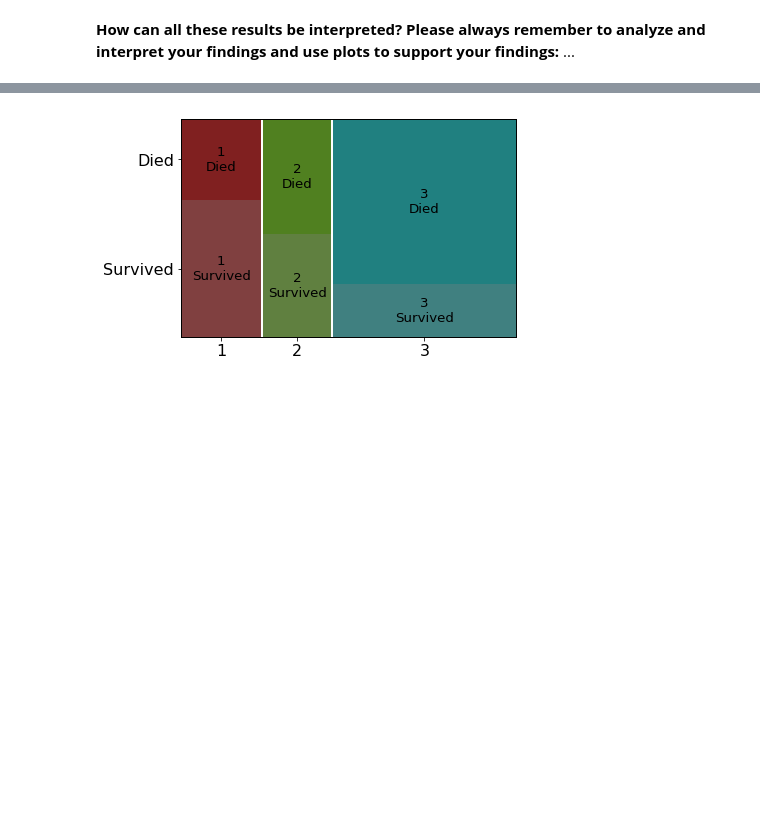
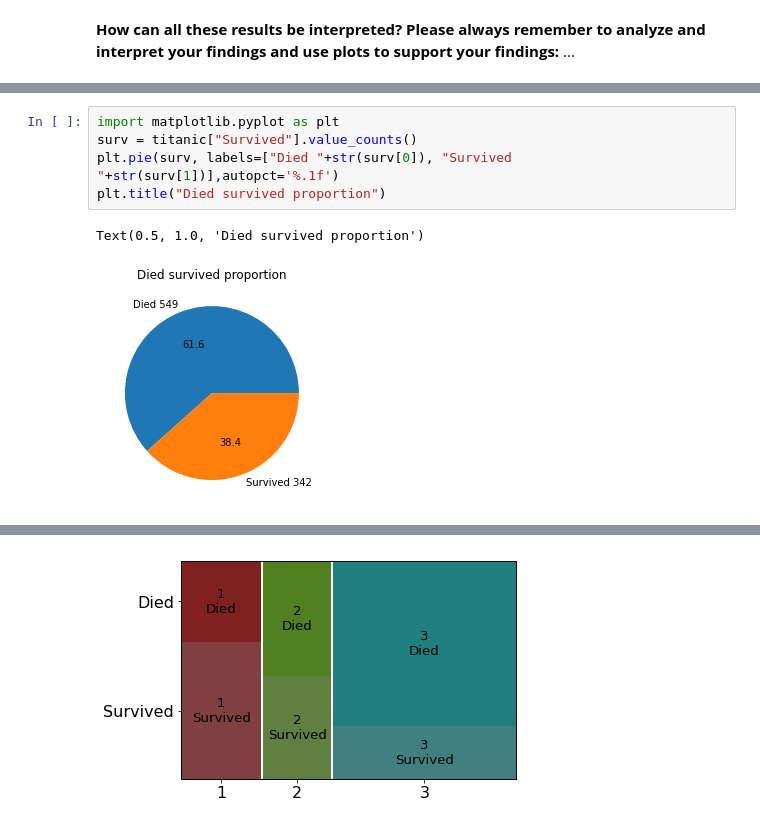
Before and after one commit to felipeperezleal/AlgorithmsUN2023I, a Jupyter notebook: quiz2/seperezl_Quiz_2_Python_Pandas_UNCode.ipynb, the cells around one changed output, grey strips where cells are left out. Saved outputs shown, nothing was run; the diff lists cells and outputs as text; blank space fills up the shorter version.

```diff
--- a/quiz2/seperezl_Quiz_2_Python_Pandas_UNCode.ipynb
+++ b/quiz2/seperezl_Quiz_2_Python_Pandas_UNCode.ipynb
@@ -653,0 +697,8 @@ The output of the above cell should be:
+# %%
+import matplotlib.pyplot as plt
+surv = titanic["Survived"].value_counts()
+plt.pie(surv, labels=["Died "+str(surv[0]), "Survived "+str(surv[1])],autopct='%.1f')
+plt.title("Died survived proportion")
+# %% [output]
+Text(0.5, 1.0, 'Died survived proportion')
+[figure, added]
```
Also changed, not shown: parts of 24 cells of this notebook.
